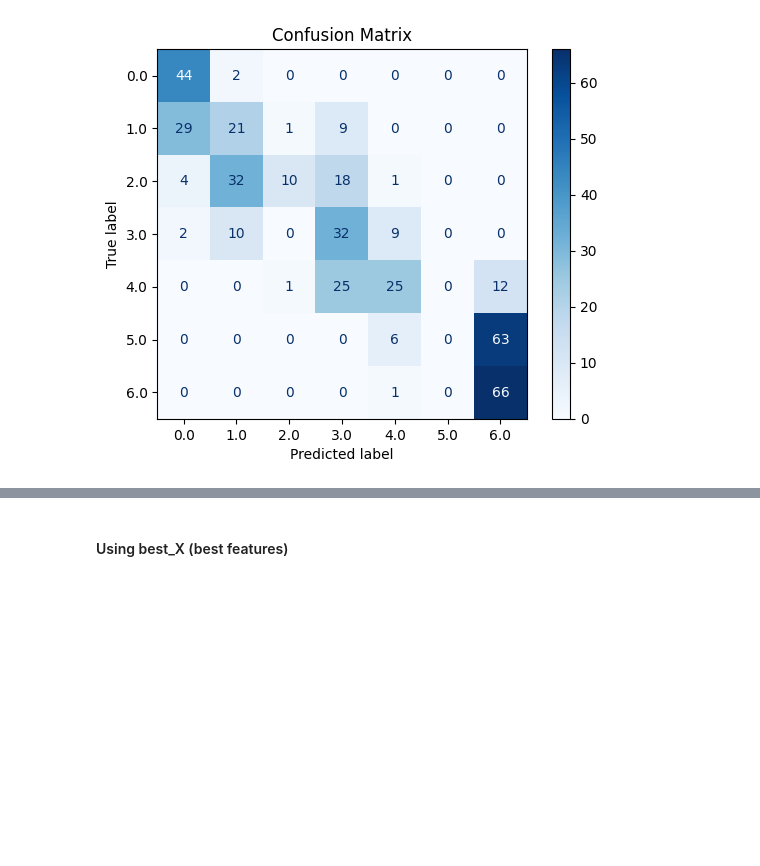
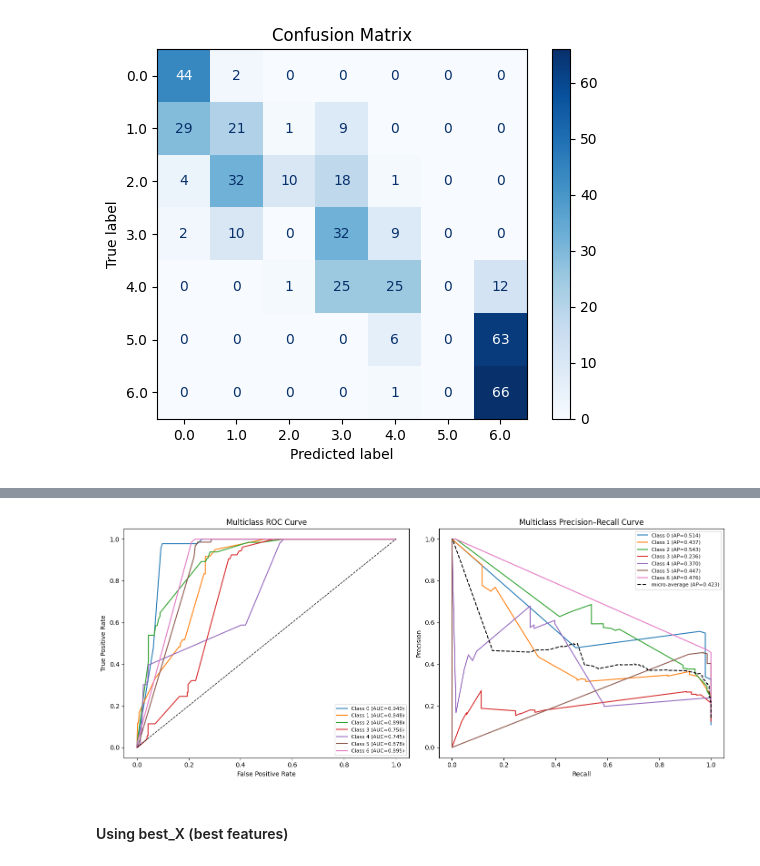
Before and after one commit to ThejasKumar100/cs4372_hw2, a Jupyter notebook: adaboost_classifier.ipynb, the cells around one changed output, grey strips where cells are left out. Drawn from its saved outputs; the diff is of its cells as text; code cells hidden in the pictures; blank space fills up the shorter version.

```diff
--- a/adaboost_classifier.ipynb
+++ b/adaboost_classifier.ipynb
@@ -91,3 +85,52 @@ graph
+# %%
+# ROC curve code and Precision-Recall code was gathered from online sources.
+# We had to do this because traditional ROC curves and Prec-Recall curves work for binary outcomes but our problem is multilcass.
+
+# get y data ready by using label_binarize
+y_pred_probas = ada_dt_all.predict_proba(X_test)
+y_true = np.array(y_test, dtype=int)
+classes = list(range(y_pred_probas.shape[1]))
+y_bin = label_binarize(y_true, classes=classes)
+
+plt.figure(figsize=(14, 6))
+
+# --- ROC Curve ---
+plt.subplot(1, 2, 1)
+for i in range(y_bin.shape[1]):  # calculate and plot roc curve for each classification in target attribute
+    fpr, tpr, _ = roc_curve(y_bin[:, i], y_pred_probas[:, i])
+    roc_auc = auc(fpr, tpr)
+    plt.plot(fpr, tpr, lw=1.5, label=f"Class {classes[i]} (AUC={roc_auc:.3f})")
+
+# roc curve plotting info
+plt.plot([0, 1], [0, 1], "k--", lw=1)
+plt.xlabel("False Positive Rate")
+plt.ylabel("True Positive Rate")
+plt.title("Multiclass ROC Curve")
+plt.legend(fontsize=8)
+
+
+# --- Precision-Recall Curve ---
+plt.subplot(1, 2, 2)
+for i in range(y_bin.shape[1]):  # calculate and plot prec-recall curve for each classification in target attribute
+    prec, rec, _ = precision_recall_curve(y_bin[:, i], y_pred_probas[:, i])
+    avg_prec = average_precision_score(y_bin[:, i], y_pred_probas[:, i])
+    plt.plot(rec, prec, lw=1.5, label=f"Class {classes[i]} (AP={avg_prec:.3f})")
+
+# aggregates all classes (dotted line)
+precision_micro, recall_micro, _ = precision_recall_curve(y_bin.ravel(), y_pred_probas.ravel())
+avg_prec_micro = average_precision_score(y_bin, y_pred_probas, average="micro")
+plt.plot(recall_micro, precision_micro, color="black", linestyle="--",
+         label=f"micro-average (AP={avg_prec_micro:.3f})", lw=1.5)
+
+# prec-recall curve plotting info
+plt.xlabel("Recall")
+plt.ylabel("Precision")
+plt.title("Multiclass Precision–Recall Curve")
+plt.legend(fontsize=8)
+plt.tight_layout()
+plt.show()
+# %% [output]
+[figure, added]
 # %% [markdown]
 #### Using best_X (best features)
 # %%
```
Also changed, not shown: parts of 5 cells of this notebook, 3 other files.
